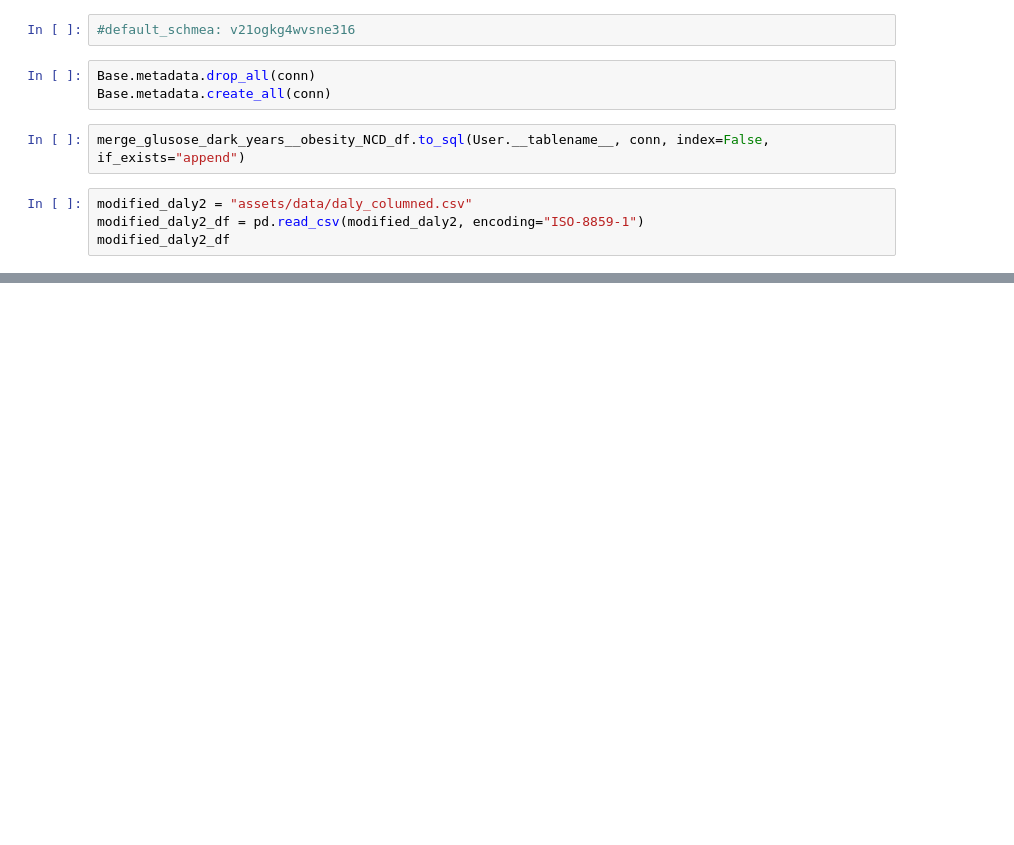
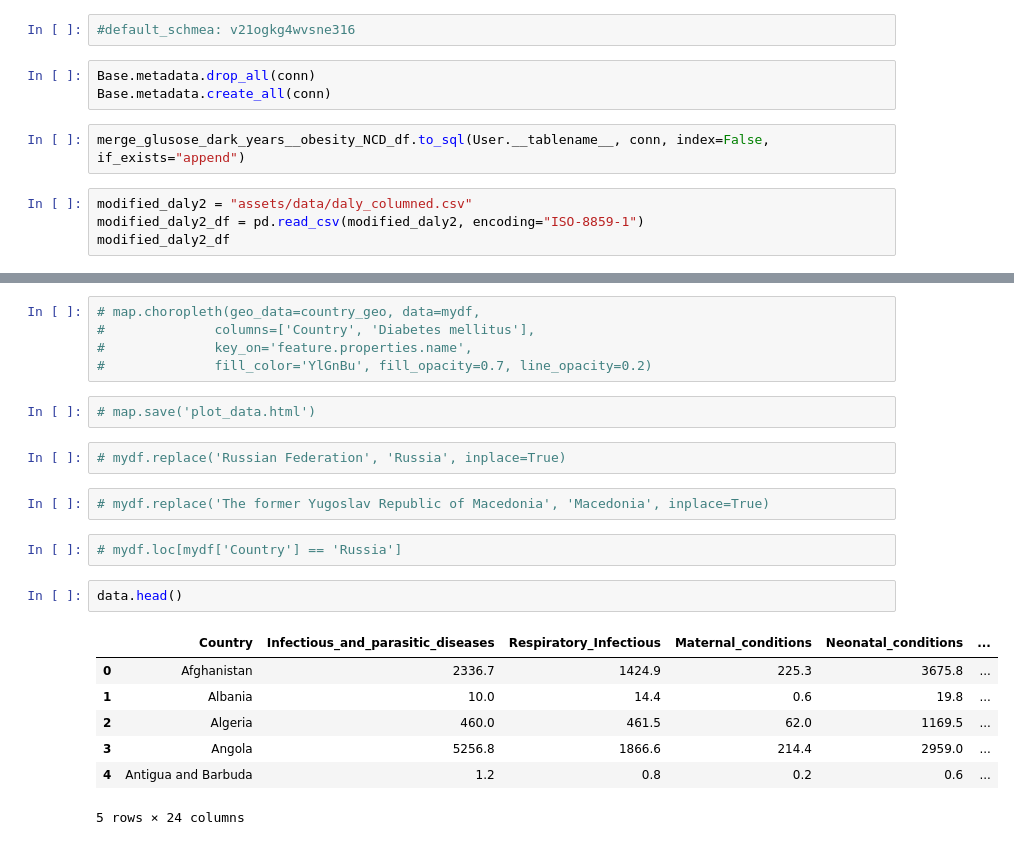
Before and after one commit to jasminajovanovic/somethingdark, a Jupyter notebook: Merging_All_Datas.ipynb, the cells around one changed output, grey strips where cells are left out. Cells and saved outputs as stored; diff of their text form; blank space fills up the shorter version.

```diff
--- a/Merging_All_Datas.ipynb
+++ b/Merging_All_Datas.ipynb
@@ -502,0 +572,23 @@ modified_daly2_df
+# %%
+# map.choropleth(geo_data=country_geo, data=mydf,
+#              columns=['Country', 'Diabetes mellitus'],
+#              key_on='feature.properties.name',
+#              fill_color='YlGnBu', fill_opacity=0.7, line_opacity=0.2)
+# %%
+# map.save('plot_data.html')
+# %%
+# mydf.replace('Russian Federation', 'Russia', inplace=True)
+# %%
+# mydf.replace('The former Yugoslav Republic of Macedonia', 'Macedonia', inplace=True)
+# %%
+# mydf.loc[mydf['Country'] == 'Russia']
+# %%
+data.head()
+# %% [output]
+|  | Country | Infectious_and_parasitic_diseases | Respiratory_Infectious | Maternal_conditions | Neonatal_conditions | ... |
+| 0 | Afghanistan | 2336.7 | 1424.9 | 225.3 | 3675.8 | ... |
+| 1 | Albania | 10.0 | 14.4 | 0.6 | 19.8 | ... |
+| 2 | Algeria | 460.0 | 461.5 | 62.0 | 1169.5 | ... |
+| 3 | Angola | 5256.8 | 1866.6 | 214.4 | 2959.0 | ... |
+| 4 | Antigua and Barbuda | 1.2 | 0.8 | 0.2 | 0.6 | ... |
+5 rows × 24 columns
```
Also changed, not shown: parts of 20 cells of this notebook, 8 other files.
